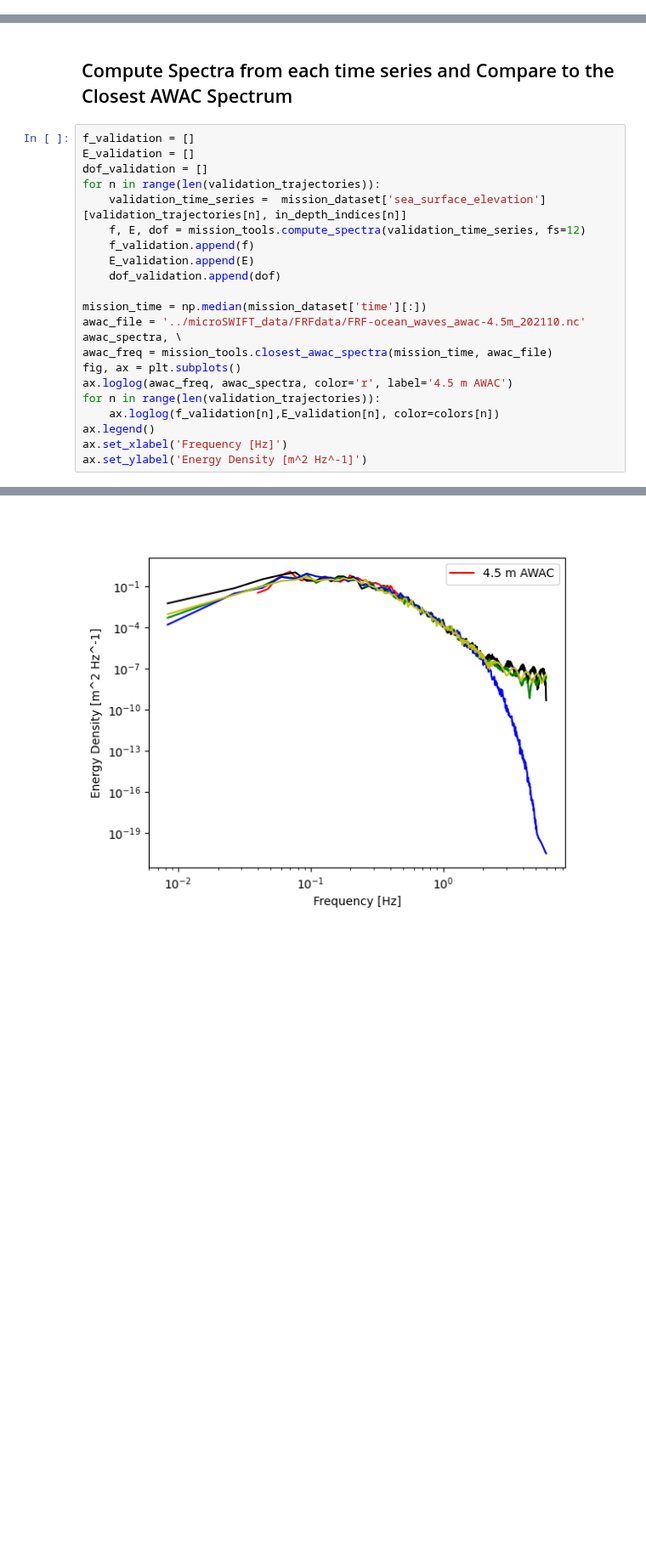
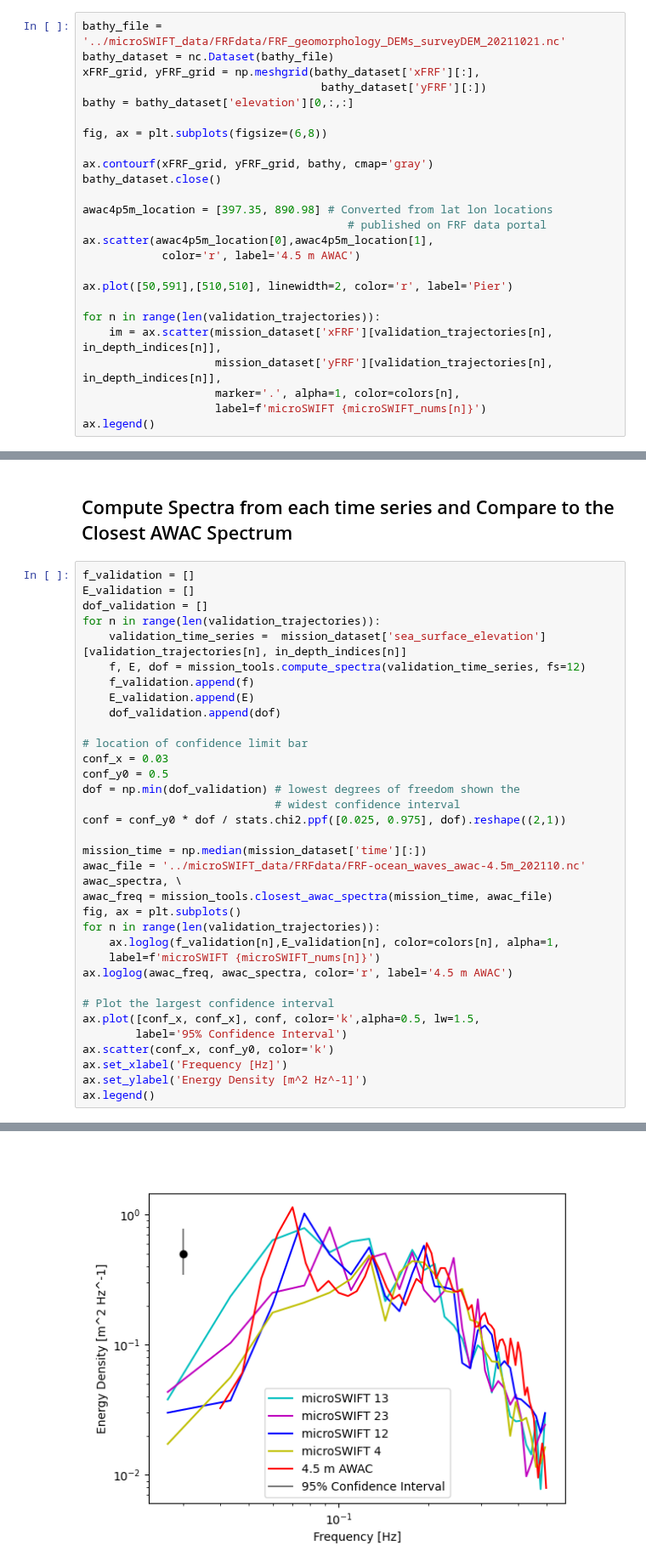
Before and after one commit to SASlabgroup/DUNEXMainExp, a Jupyter notebook: analysis/spectral_validation.ipynb, the cells around one changed output, grey strips where cells are left out. Shown at 85% size. Cells and saved outputs as stored; diff of their text form; blank space fills up the shorter version.

```diff
--- a/analysis/spectral_validation.ipynb
+++ b/analysis/spectral_validation.ipynb
@@ -100,0 +101,25 @@ colors = ['k', 'g', 'b', 'y']
+# %%
+bathy_file = '../microSWIFT_data/FRFdata/FRF_geomorphology_DEMs_surveyDEM_20211021.nc'
+bathy_dataset = nc.Dataset(bathy_file)
+xFRF_grid, yFRF_grid = np.meshgrid(bathy_dataset['xFRF'][:],
+                                    bathy_dataset['yFRF'][:])
+bathy = bathy_dataset['elevation'][0,:,:]
+
+fig, ax = plt.subplots(figsize=(6,8))
+
+ax.contourf(xFRF_grid, yFRF_grid, bathy, cmap='gray')
+bathy_dataset.close()
+
+awac4p5m_location = [397.35, 890.98] # Converted from lat lon locations
+                                        # published on FRF data portal
+ax.scatter(awac4p5m_location[0],awac4p5m_location[1],
+            color='r', label='4.5 m AWAC')
+
+ax.plot([50,591],[510,510], linewidth=2, color='r', label='Pier')
+
+for n in range(len(validation_trajectories)):
+    im = ax.scatter(mission_dataset['xFRF'][validation_trajectories[n], in_depth_indices[n]],
+                    mission_dataset['yFRF'][validation_trajectories[n], in_depth_indices[n]],
+                    marker='.', alpha=1, color=colors[n],
+                    label=f'microSWIFT {microSWIFT_nums[n]}')
+ax.legend()
@@ -111,15 +139,28 @@ for n in range(len(validation_trajectories)):
     E_validation.append(E)
     dof_validation.append(dof)
 
+# location of confidence limit bar
+conf_x = 0.03
+conf_y0 = 0.5
+dof = np.min(dof_validation) # lowest degrees of freedom shown the
+                             # widest confidence interval
+conf = conf_y0 * dof / stats.chi2.ppf([0.025, 0.975], dof).reshape((2,1))
+
 mission_time = np.median(mission_dataset['time'][:])
 awac_file = '../microSWIFT_data/FRFdata/FRF-ocean_waves_awac-4.5m_202110.nc'
 awac_spectra, \
 awac_freq = mission_tools.closest_awac_spectra(mission_time, awac_file)
 fig, ax = plt.subplots()
+for n in range(len(validation_trajectories)):
+    ax.loglog(f_validation[n],E_validation[n], color=colors[n], alpha=1,
+    label=f'microSWIFT {microSWIFT_nums[n]}')
 ax.loglog(awac_freq, awac_spectra, color='r', label='4.5 m AWAC')
-for n in range(len(validation_trajectories)):
-    ax.loglog(f_validation[n],E_validation[n], color=colors[n])
-ax.legend()
+
+# Plot the largest confidence interval
+ax.plot([conf_x, conf_x], conf, color='k',alpha=0.5, lw=1.5,
+        label='95% Confidence Interval')
+ax.scatter(conf_x, conf_y0, color='k')
 ax.set_xlabel('Frequency [Hz]')
 ax.set_ylabel('Energy Density [m^2 Hz^-1]')
+ax.legend()
 # %% [output]
@@ -127 +168 @@ Text(0, 0.5, 'Energy Density [m^2 Hz^-1]')
-[figure, old version]
+[figure, new version]
```
Also changed, not shown: parts of 9 cells of this notebook, 6 other files.
